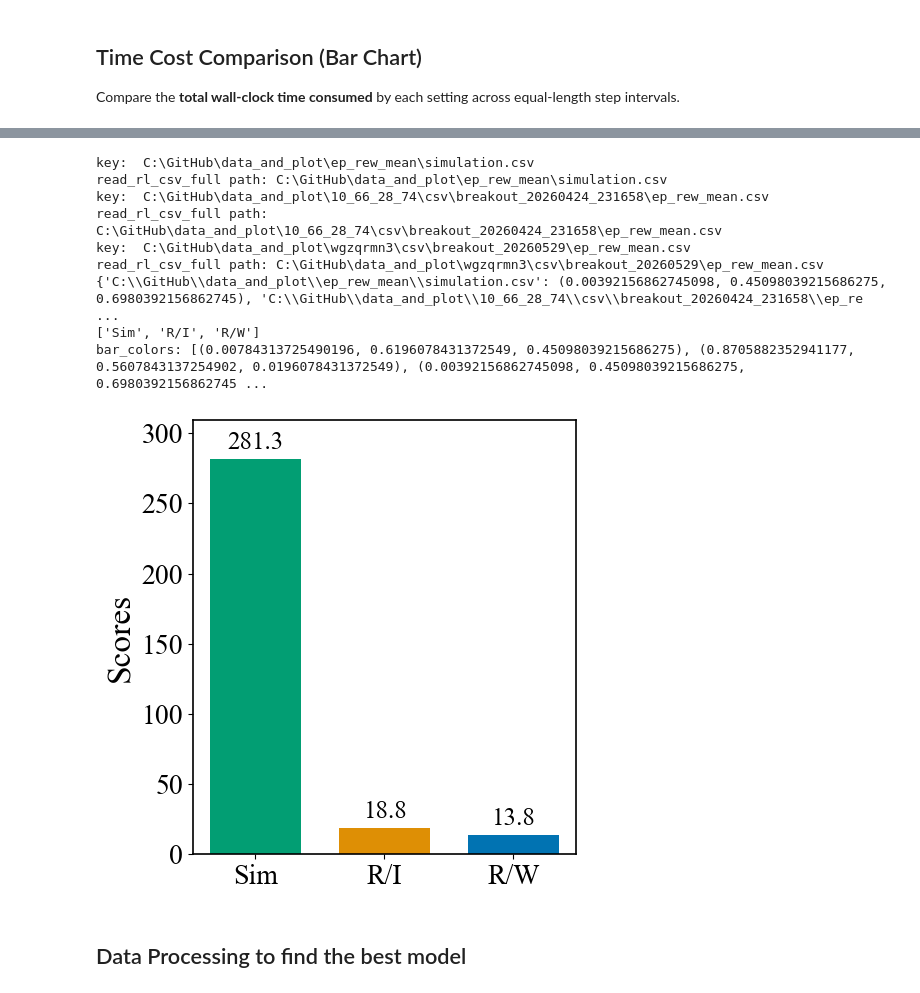
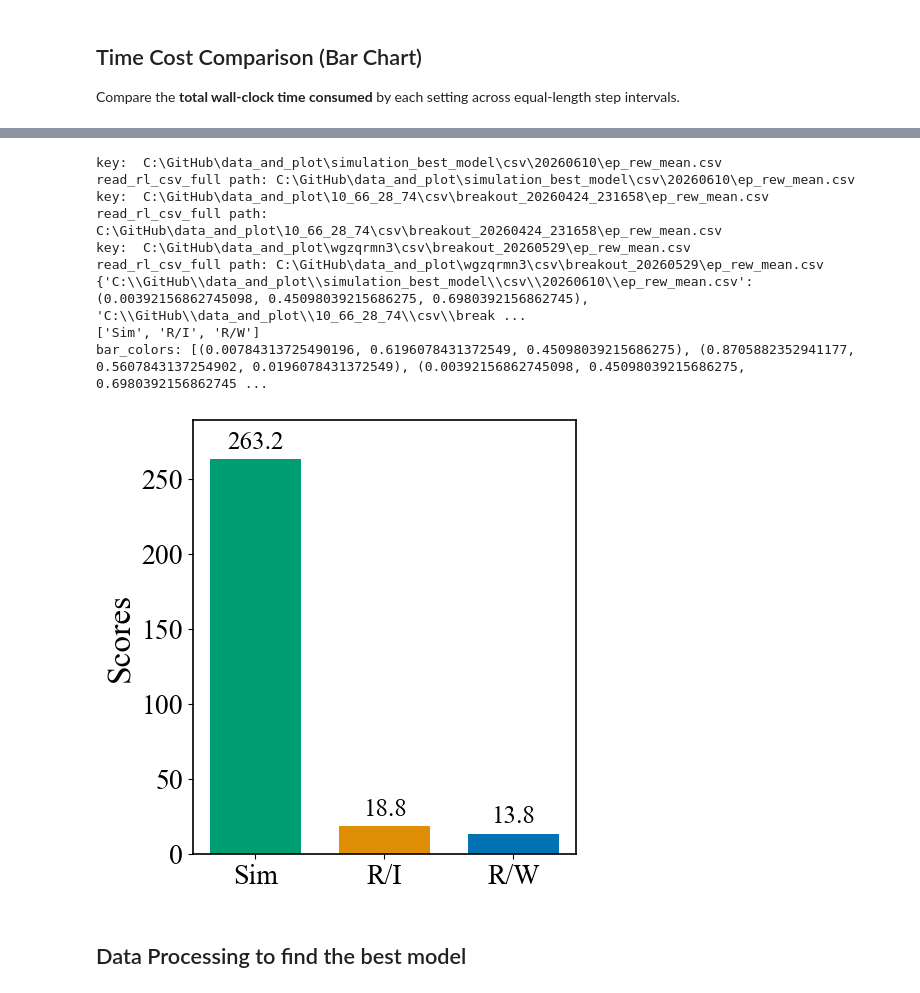
Before and after one commit to RongpingZhou/data_and_plot, a Jupyter notebook: plot.ipynb, the cells around one changed output, grey strips where cells are left out. Saved outputs shown, nothing was run; the diff lists cells and outputs as text; code cells hidden in the pictures.

```diff
--- a/plot.ipynb
+++ b/plot.ipynb
@@ -16,10 +16,12 @@ import os
 # output_dir = "/home/wsl/mygit/rwrl_backup/runs/AtlantisNoFrameskip-v4/DQN_1/"
 # log_dir = "C:\\GitHub\\data_and_plot\\wgzqrmn3\\tensorboard\\breakout_20260401_000009\\events.out.tfevents.1774962009.b3611ff33acb.2909.0"
 # output_dir = "C:\\GitHub\\data_and_plot\\ep_rew_mean\\wgzqrmn3\\"
-log_dir = "C:\\GitHub\\data_and_plot\\wgzqrmn3\\tensorboard\\breakout_20260529_224645\\events.out.tfevents.1780058805.b3611ff33acb.7836.0"
-output_dir = "C:\\GitHub\\data_and_plot\\wgzqrmn3\\csv\\breakout_20260529\\"
+# log_dir = "C:\\GitHub\\data_and_plot\\wgzqrmn3\\tensorboard\\breakout_20260529_224645\\events.out.tfevents.1780058805.b3611ff33acb.7836.0"
+# output_dir = "C:\\GitHub\\data_and_plot\\wgzqrmn3\\csv\\breakout_20260529\\"
 # log_dir = "C:\\GitHub\\data_and_plot\\10_66_28_74\\tensorboard\\breakout_20260424_231658\\events.out.tfevents.1777036618.f9131d64a981.2853.0"
 # output_dir = "C:\\GitHub\\data_and_plot\\10_66_28_74\\csv\\breakout_20260424_231658\\"
+log_dir = "C:\\GitHub\\data_and_plot\\simulation_best_model\\tensorboard\\BreakoutNoFrameskip-v4\\DQN_1\\events.out.tfevents.1781071073.A512025.1083587.0"
+output_dir = "C:\\GitHub\\data_and_plot\\simulation_best_model\\csv\\20260610\\"
 
 os.makedirs(output_dir, exist_ok=True)
 
@@ -628,7 +630,7 @@ def read_rl_csv_full(metric: str, key: str, base_dir: str = ".") -> pd.DataFrame
 # %%
 real_world_ep_len_mean = "C:\\GitHub\\data_and_plot\\wgzqrmn3\\csv\\breakout_20260529\\ep_len_mean.csv"
 real_world_input_ep_len_mean = "C:\\GitHub\\data_and_plot\\10_66_28_74\\csv\\breakout_20260424_231658\\ep_len_mean.csv"
-simulation_ep_len_mean = "C:\\GitHub\\data_and_plot\\ep_len_mean\\simulation.csv"
+simulation_ep_len_mean = "C:\\GitHub\\data_and_plot\\simulation_best_model\\csv\\20260610\\ep_len_mean.csv"
 
 keys = [real_world_ep_len_mean, real_world_input_ep_len_mean, simulation_ep_len_mean]
 
@@ -775,39 +777,39 @@ def plot_maximum_score_bar(
 # %%
 real_world_ep_rew_mean = "C:\\GitHub\\data_and_plot\\wgzqrmn3\\csv\\breakout_20260529\\ep_rew_mean.csv"
 real_world_input_ep_rew_mean = "C:\\GitHub\\data_and_plot\\10_66_28_74\\csv\\breakout_20260424_231658\\ep_rew_mean.csv"
-simulation_ep_rew_mean = "C:\\GitHub\\data_and_plot\\ep_rew_mean\\simulation.csv"
+simulation_ep_rew_mean = "C:\\GitHub\\data_and_plot\\simulation_best_model\\csv\\20260610\\ep_rew_mean.csv"
 
 keys = [real_world_ep_rew_mean, real_world_input_ep_rew_mean, simulation_ep_rew_mean]
 
 legend_map = {
     real_world_ep_rew_mean: "R/W",
     real_world_input_ep_rew_mean: "R/I",
     simulation_ep_rew_mean: "Sim",
 }
 
 plot_maximum_score_bar(
     metric="ep_rew_mean",
     # keys=["real_world", "simulation_with_real_world_input", "simulation"],
     legend_map=legend_map,
     base_dir=".",
     # colors=["red", "green", "dodgerblue"],
     title="Maximum Score",
     # y_label="Days",
     # figsize=(4, 8),
     save_path="max_score_bar",
     horizontal = False,
 )
 # %% [output]
-key:  C:\GitHub\data_and_plot\ep_rew_mean\simulation.csv
-read_rl_csv_full path: C:\GitHub\data_and_plot\ep_rew_mean\simulation.csv
+key:  C:\GitHub\data_and_plot\simulation_best_model\csv\20260610\ep_rew_mean.csv
+read_rl_csv_full path: C:\GitHub\data_and_plot\simulation_best_model\csv\20260610\ep_rew_mean.csv
 key:  C:\GitHub\data_and_plot\10_66_28_74\csv\breakout_20260424_231658\ep_rew_mean.csv
 read_rl_csv_full path: C:\GitHub\data_and_plot\10_66_28_74\csv\breakout_20260424_231658\ep_rew_mean.csv
 key:  C:\GitHub\data_and_plot\wgzqrmn3\csv\breakout_20260529\ep_rew_mean.csv
 read_rl_csv_full path: C:\GitHub\data_and_plot\wgzqrmn3\csv\breakout_20260529\ep_rew_mean.csv
-{'C:\\GitHub\\data_and_plot\\ep_rew_mean\\simulation.csv': (0.00392156862745098, 0.45098039215686275, 0.6980392156862745), 'C:\\GitHub\\data_and_plot\\10_66_28_74\\csv\\breakout_20260424_231658\\ep_re ...
+{'C:\\GitHub\\data_and_plot\\simulation_best_model\\csv\\20260610\\ep_rew_mean.csv': (0.00392156862745098, 0.45098039215686275, 0.6980392156862745), 'C:\\GitHub\\data_and_plot\\10_66_28_74\\csv\\break ...
 ['Sim', 'R/I', 'R/W']
 bar_colors: [(0.00784313725490196, 0.6196078431372549, 0.45098039215686275), (0.8705882352941177, 0.5607843137254902, 0.0196078431372549), (0.00392156862745098, 0.45098039215686275, 0.6980392156862745 ...
-[figure, old version]
+[figure, new version]
 # %% [markdown]
 ## Data Processing to find the best model
 # %%
```
Also changed, not shown: parts of 4 cells of this notebook, 15 other files.
